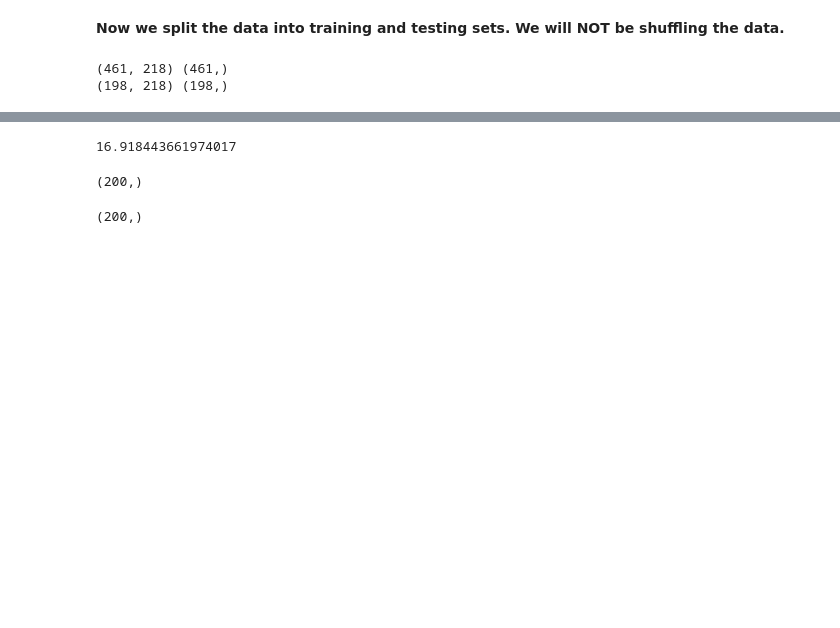
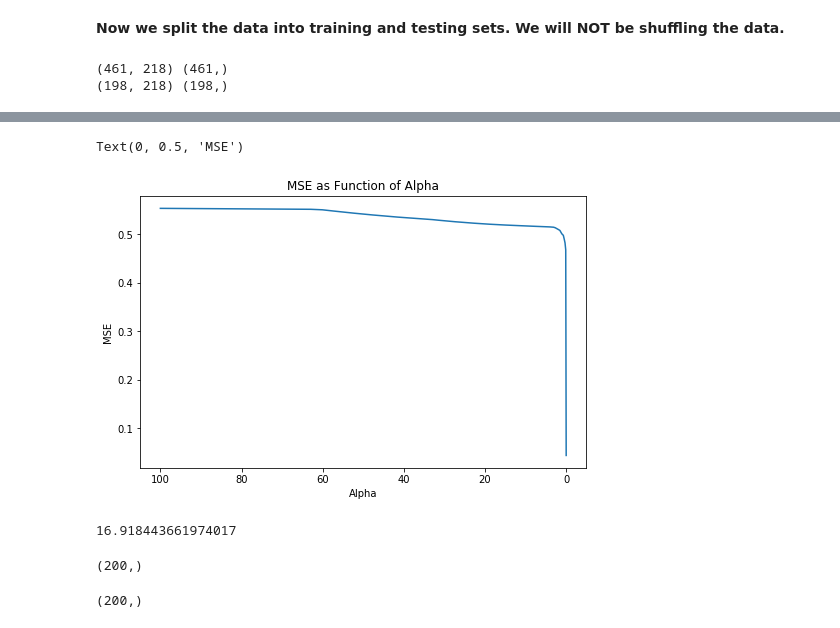
Before and after one commit to christopher-reed/CA-High-Value-Crops, a Jupyter notebook: Crop_Weather_EDA.ipynb, the cells around one changed output, grey strips where cells are left out. Drawn from its saved outputs; the diff is of its cells as text; code cells hidden in the pictures; blank space fills up the shorter version.

```diff
--- a/Crop_Weather_EDA.ipynb
+++ b/Crop_Weather_EDA.ipynb
@@ -491,3 +642,29 @@ LassoCV(alphas=None, copy_X=True, cv=5, eps=0.001, fit_intercept=True,
+# %%
+#Number of alphas
+n_alphas = 200
+
+alphas =  np.logspace(-2, 2, n_alphas)
+
+#MSE
+MSE = []
+for a in alphas:
+    lasso = linear_model.Lasso(alpha=a, fit_intercept=False, normalize = False)
+    lasso.fit(X_train, Y_train)
+    MSE.append(mean_squared_error(Y_train, lasso.predict(X_train)))
+# %%
+fig, ax = plt.subplots(figsize = (8,5))
+ax.plot(alphas,MSE)
+
+#Reverse x axis
+ax.set_xlim(ax.get_xlim()[::-1])
+
+#Format
+plt.title('MSE as Function of Alpha')
+plt.xlabel('Alpha')
+plt.ylabel('MSE')
+# %% [output]
+Text(0, 0.5, 'MSE')
+[figure, added]
 # %%
 lassocv.alpha_
 # %% [output]
```
Also changed, not shown: parts of 38 cells of this notebook.
